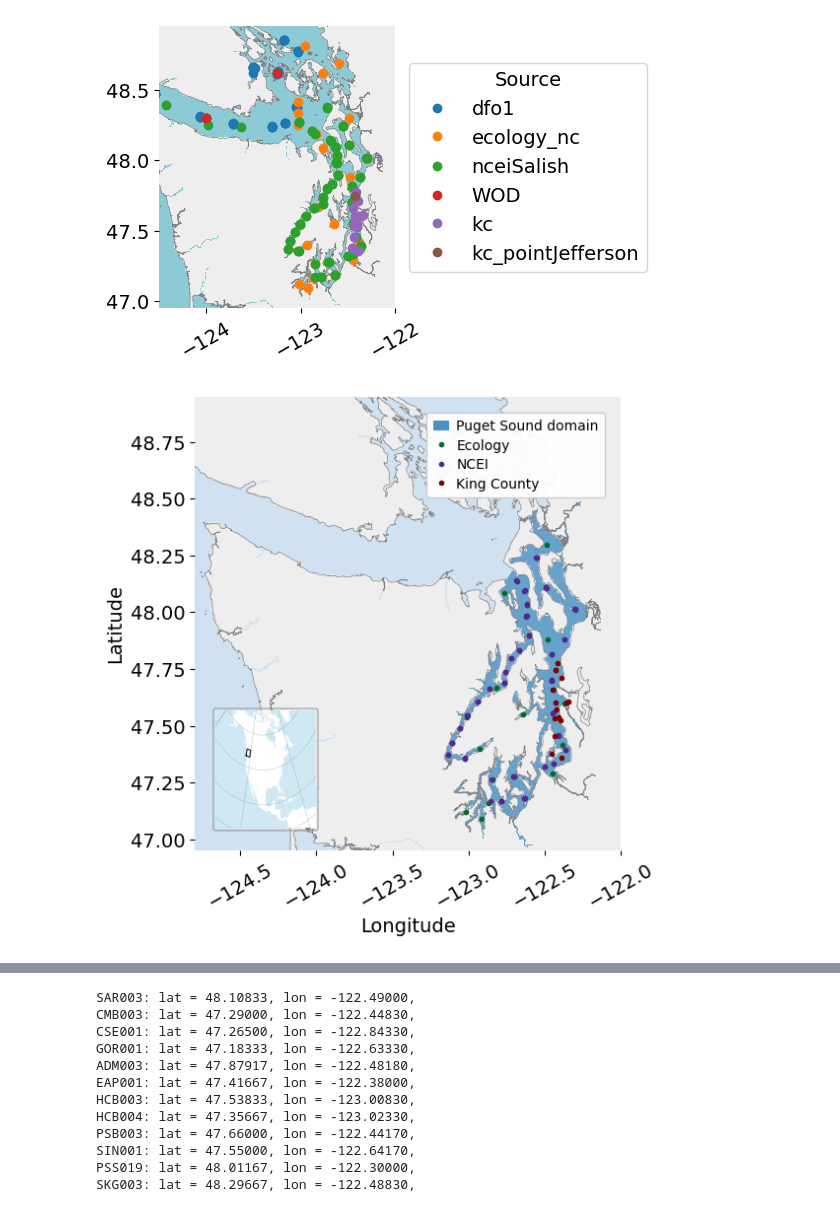
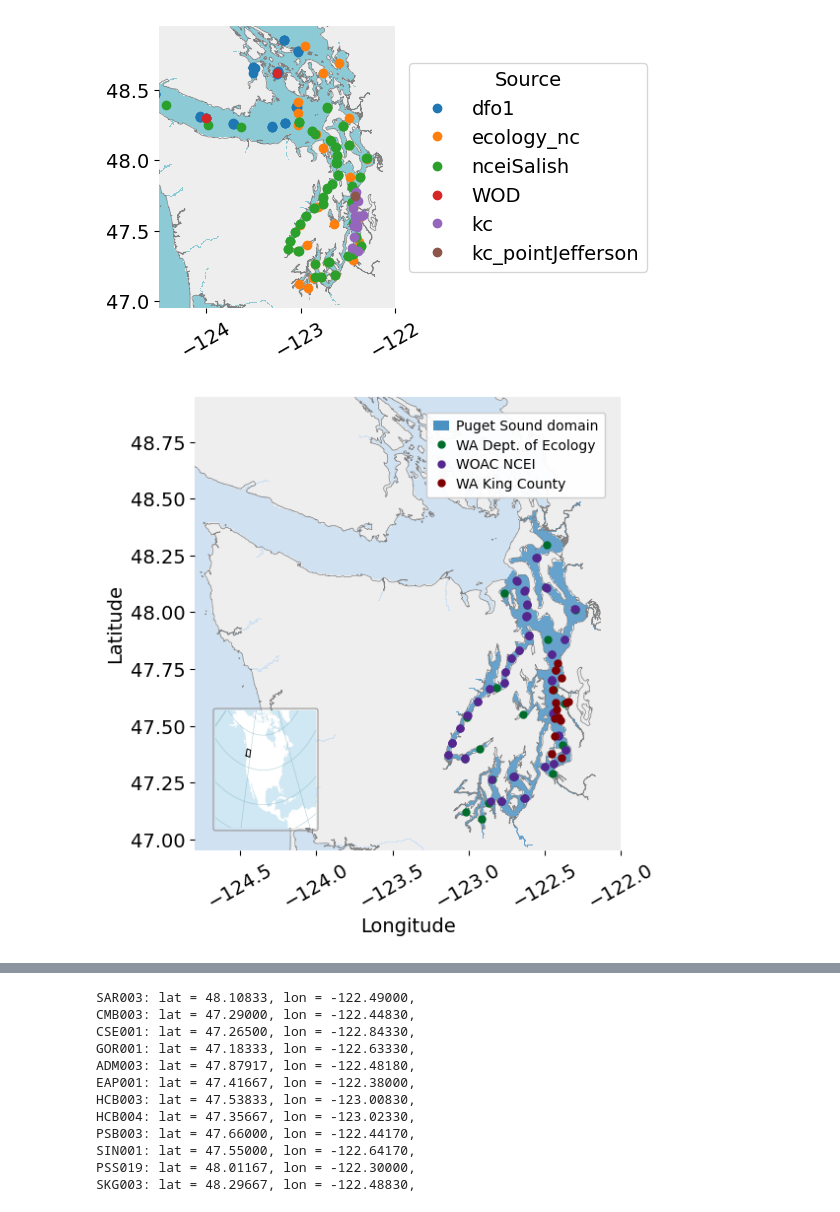
Before and after one commit to tiabottger/LO_user, a Jupyter notebook: intermodel_comparison/obs_locations.ipynb, the cells around one changed output, grey strips where cells are left out. Drawn from its saved outputs; the diff is of its cells as text; code cells hidden in the pictures.

```diff
--- a/intermodel_comparison/obs_locations.ipynb
+++ b/intermodel_comparison/obs_locations.ipynb
@@ -180,9 +180,9 @@ stations["source"] = stations["source"].replace({
 })
 
 stations["source"] = stations["source"].replace({
-    "kc": "King County",
-    "ecology_nc": "Ecology",
-    "nceiSalish": "NCEI",
+    "kc": "WA King County",
+    "ecology_nc": "WA Dept. of Ecology",
+    "nceiSalish": "WOAC NCEI",
 })
 
 # --- Load LiveOcean grid ---
@@ -234,9 +234,9 @@ stations = stations[mask_vals[idx] > 0].copy()
 sources = stations['source'].unique()
 # station_colors = dict(zip(sources, plt.cm.Dark2.colors[:len(sources)]))
 station_colors = {
-    "Ecology": "#006D2C",      # dark green
-    "King County": "#7F0000",  # dark red
-    "NCEI": "#54278F",         # dark purple
+    "WA Dept. of Ecology": "#006D2C",      # dark green
+    "WA King County": "#7F0000",  # dark red
+    "WOAC NCEI": "#54278F",         # dark purple
 }
 
 pfun.start_plot(figsize=(6,7))
@@ -280,7 +280,7 @@ for src in sources:
     ax.plot(sub['lon'], sub['lat'],
             linestyle='none',
             marker='o',
-            markersize=3,
+            markersize=5,
             color=station_colors[src],
             label=src)
 
@@ -384,34 +384,34 @@ axins.plot(
     color="black",
     linewidth=0.7,
     zorder=5,
 )
 
 # Remove outer frame/ticks
 axins.set_xticks([])
 axins.set_yticks([])
 axins.set_frame_on(False)
 
 # Rounded border around inset
 border = FancyBboxPatch(
     (0, 0), 1, 1,
     boxstyle="round,pad=0.02",
     transform=axins.transAxes,
     fill=False,
     edgecolor="0.6",      # light gray like the legend
     linewidth=0.8,
     clip_on=False,
     zorder=10,
 )
 
 axins.add_patch(border)
 
 for spine in axins.spines.values():
     spine.set_visible(False)
 
 plt.show()
 #plt.savefig(out_dir / 'cast_locations_by_source.png', bbox_inches='tight')
 # %% [output]
-[figure, old version]
+[figure, new version]
 # %%
 # Keep only rows where source is not NaN / None / empty
 obs = data_all['obs']
```
Also changed, not shown: parts of 1 cell of this notebook, 9 other files.
